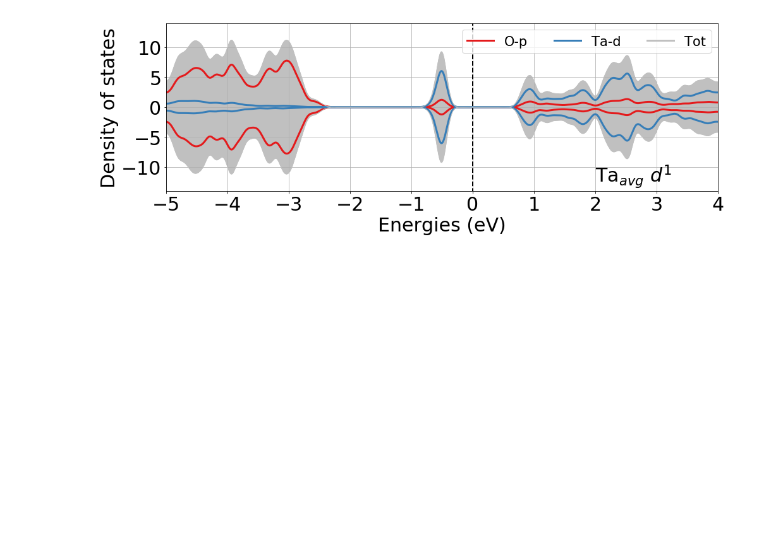
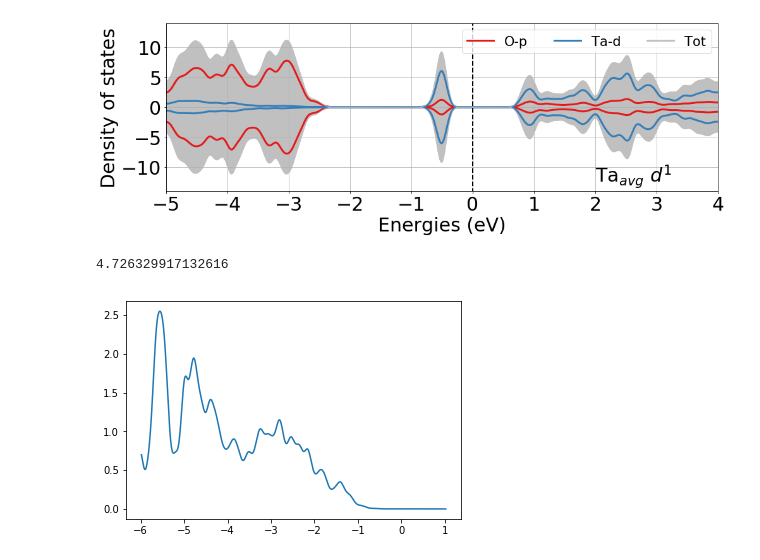
Before and after one commit to kyledmiller/kdm_vault, a Jupyter notebook: scripts_dft/plot_dos-pymatgen.ipynb, the cells around one changed output. Drawn from its saved outputs; the diff is of its cells as text; code cells hidden in the pictures; blank space fills up the shorter version.

Commit message:
updated submission scripts, incars, added integration capability for dos plot

```diff
--- a/scripts_dft/plot_dos-pymatgen.ipynb
+++ b/scripts_dft/plot_dos-pymatgen.ipynb
@@ -15,6 +15,8 @@ DOPING_LABELS = ['$d^{0}$','$d^{0.25}$','$d^{0.5}$','$d^{0.55}$','$d^{0.6}$','$d
                  '$d^{0.75}$','$d^{0.8}$','$d^{0.85}$','$d^{0.9}$','$d^{0.95}$','$d^{1}$']
 XLIMS = [[-2,7]] + [[-5,4]]*12
 LABEL_FONT = 30
+
+axes = []
 
 for i, iter_1 in enumerate(ITERS_1):
 
@@ -62,6 +64,9 @@ for i, iter_1 in enumerate(ITERS_1):
 #         dos_plot.gca().get_xticklabels().set_fontsize(LABEL_FONT)
 #         dos_plot.gca().get_yticklabels().set_fontsize(LABEL_FONT)
 
+        # Add axes to persistent list
+    axes.append(dos_plot.gca())
+
 
         # Resize/reshape
     fig = dos_plot.gcf()
@@ -70,7 +75,8 @@ for i, iter_1 in enumerate(ITERS_1):
     # Show and save
     dos_plot.tight_layout()
     dos_plot.show()
-    fig.savefig(f"elec_dos-{iter_1}", img_format="png")
+    #fig.savefig(f"elec_dos-{iter_1}", img_format="png")
+    fig.savefig(f"elec_dos-vec-{iter_1}.pdf", img_format="pdf")
 # %% [output]
 [figure]
 [figure]
@@ -85,3 +91,19 @@ for i, iter_1 in enumerate(ITERS_1):
 [figure]
 [figure]
 [figure]
+# %%
+import matplotlib.pyplot as pyplot
+from scipy.integrate import trapz, simps
+
+start = 500
+end = -4750
+
+d_line = axes[0].get_lines()[1]
+x = d_line.get_xdata()[start:end]
+y = d_line.get_ydata()[start:end]
+pyplot.plot(x,y)
+
+print(simps(y,x))
+# %% [output]
+4.726329917132616
+[figure, added]
```
Also changed, not shown: 17 other files.
